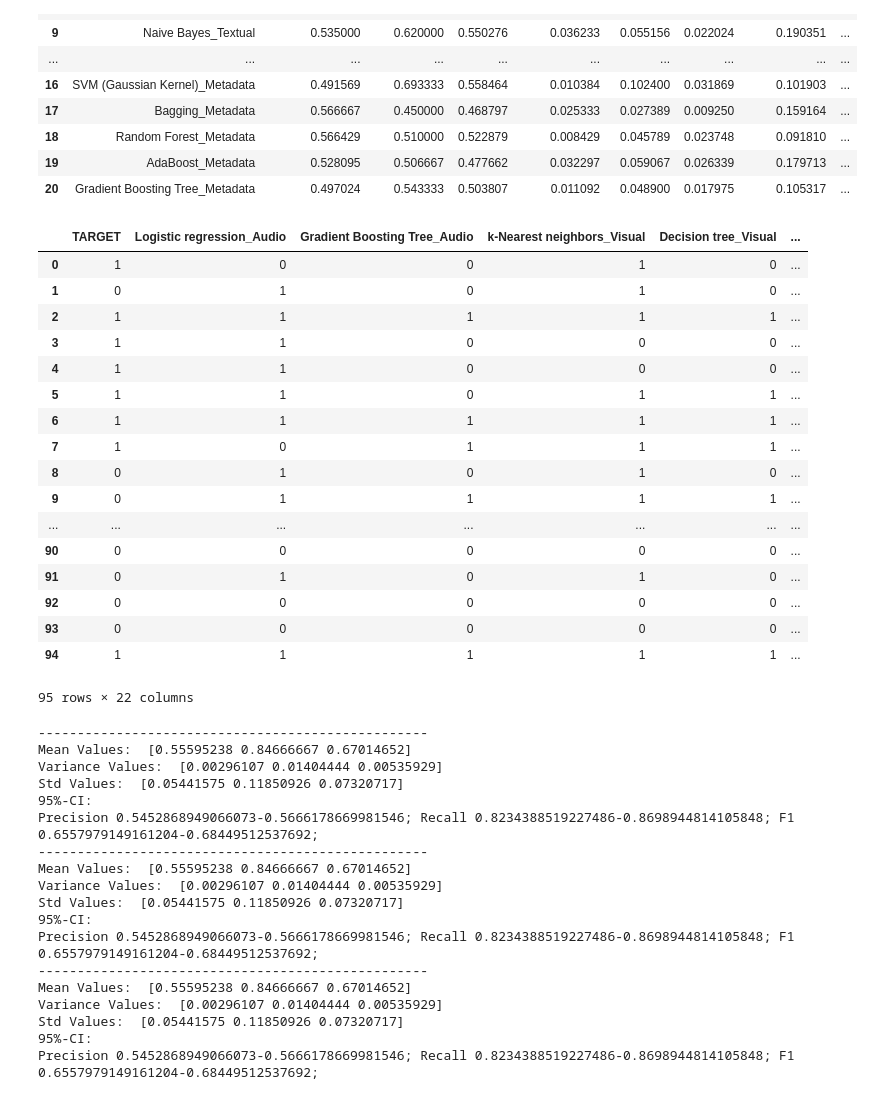
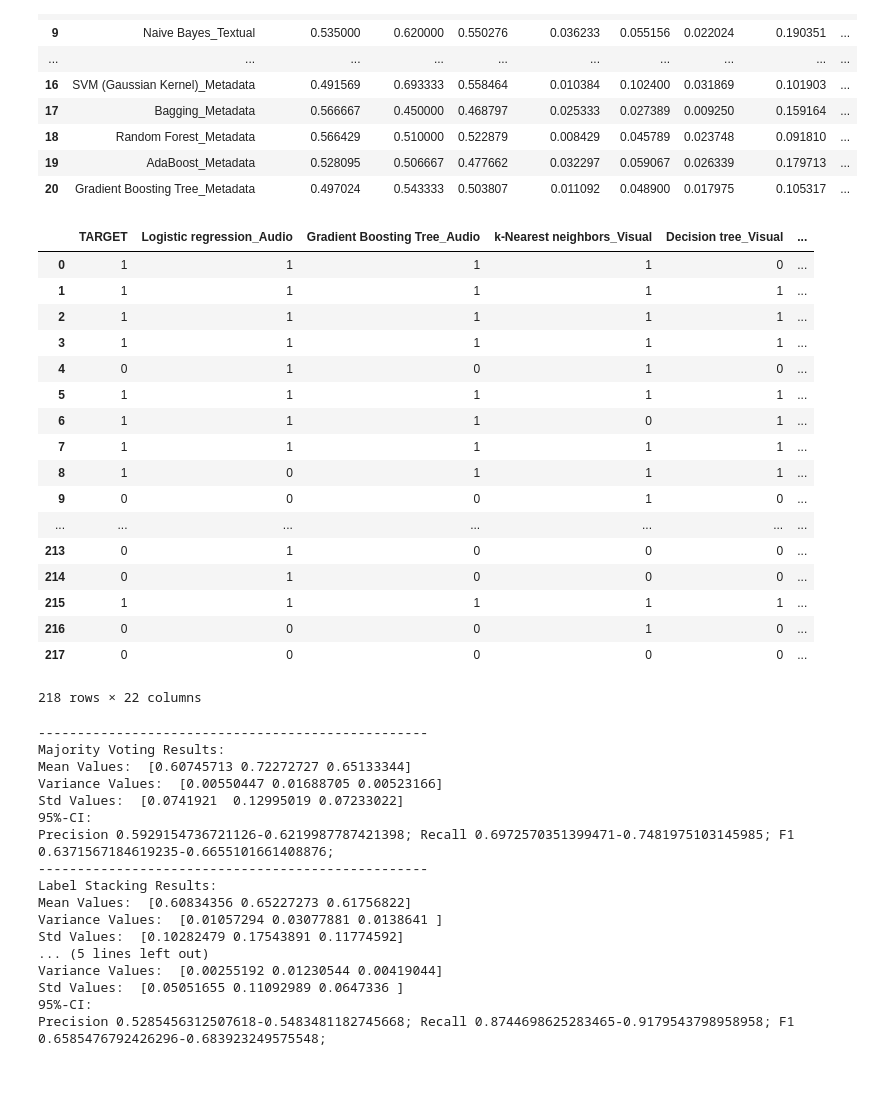
Before and after one commit to freecraver/tud_mmc_eval, a Jupyter notebook: TUD-MMC_mathias.ipynb, the cells around one changed output. Cells and saved outputs as stored; diff of their text form; code cells hidden in the pictures.

```diff
--- a/TUD-MMC_mathias.ipynb
+++ b/TUD-MMC_mathias.ipynb
@@ -196,5 +250,5 @@ def get_all_meta_features(df, use_train=True):
 # %%
-df_audio_train = get_all_audio_features(df_base_train)
-df_audio_train.head(5)
+df_audio_train = get_all_audio_features(df_base_train,use_train=False)
+df_audio_train
 # %% [output]
 |  | 0 | 1 | 2 | 3 | 4 | 5 | 6 | 7 | 8 | 9 | 10 | ... |
@@ -206,3 +271,0 @@ df_audio_train.head(5)
-# %%
-df_txt_train = get_all_text_features(df_base_train)
-df_txt_train.head(5)
@@ -217,5 +272,5 @@ df_txt_train.head(5)
 # %%
-df_vis_train = get_all_vis_features(df_base_train)
-df_vis_train.head(5)
+df_vis_train = get_all_vis_features(df_base_train,use_train=False)
+df_vis_train
 # %% [output]
 |  | 0 | 1 | 2 | 3 | 4 | 5 | 6 | 7 | 8 | 9 | ... | ... |
@@ -228,6 +294,7 @@ df_vis_train.head(5)
 # %%
-df_meta_train = get_all_meta_features(df_base_train)
-df_meta_train.head(5)
+df_meta_train = get_all_meta_features(df_base_train,use_train=False)
+
+df_meta_train
 #df_combined=pd.merge(df_meta_train, df_base_train, left_index=True, right_index=True)
 #df_combined=df_combined.drop(['file_name_x'],axis = 1)
 #df_combined=df_combined.drop(['file_name_y'],axis = 1)
@@ -643,26 +726,26 @@ ow.df_score_stats
 | 19 | AdaBoost_Metadata | 0.528095 | 0.506667 | 0.477662 | 0.032297 | 0.059067 | 0.026339 | 0.179713 | ... |
 | 20 | Gradient Boosting Tree_Metadata | 0.497024 | 0.543333 | 0.503807 | 0.011092 | 0.048900 | 0.017975 | 0.105317 | ... |
 # %%
-ow.df_res_all[0]
+ow.df_res_all[1]
 # %% [output]
 |  | TARGET | Logistic regression_Audio | Gradient Boosting Tree_Audio | k-Nearest neighbors_Visual | Decision tree_Visual | ... |
-| 0 | 1 | 0 | 0 | 1 | 0 | ... |
-| 1 | 0 | 1 | 0 | 1 | 0 | ... |
+| 0 | 1 | 1 | 1 | 1 | 0 | ... |
+| 1 | 1 | 1 | 1 | 1 | 1 | ... |
 | 2 | 1 | 1 | 1 | 1 | 1 | ... |
-| 3 | 1 | 1 | 0 | 0 | 0 | ... |
-| 4 | 1 | 1 | 0 | 0 | 0 | ... |
-| 5 | 1 | 1 | 0 | 1 | 1 | ... |
-| 6 | 1 | 1 | 1 | 1 | 1 | ... |
-| 7 | 1 | 0 | 1 | 1 | 1 | ... |
-| 8 | 0 | 1 | 0 | 1 | 0 | ... |
-| 9 | 0 | 1 | 1 | 1 | 1 | ... |
+| 3 | 1 | 1 | 1 | 1 | 1 | ... |
+| 4 | 0 | 1 | 0 | 1 | 0 | ... |
+| 5 | 1 | 1 | 1 | 1 | 1 | ... |
+| 6 | 1 | 1 | 1 | 0 | 1 | ... |
+| 7 | 1 | 1 | 1 | 1 | 1 | ... |
+| 8 | 1 | 0 | 1 | 1 | 1 | ... |
+| 9 | 0 | 0 | 0 | 1 | 0 | ... |
 | ... | ... | ... | ... | ... | ... | ... |
-| 90 | 0 | 0 | 0 | 0 | 0 | ... |
-| 91 | 0 | 1 | 0 | 1 | 0 | ... |
-| 92 | 0 | 0 | 0 | 0 | 0 | ... |
-| 93 | 0 | 0 | 0 | 0 | 0 | ... |
-| 94 | 1 | 1 | 1 | 1 | 1 | ... |
+| 213 | 0 | 1 | 0 | 0 | 0 | ... |
+| 214 | 0 | 1 | 0 | 0 | 0 | ... |
+| 215 | 1 | 1 | 1 | 1 | 1 | ... |
+| 216 | 0 | 0 | 0 | 1 | 0 | ... |
+| 217 | 0 | 0 | 0 | 0 | 0 | ... |
-95 rows × 22 columns
+218 rows × 22 columns
 # %%
 def majorityVoting2(cvs_results):
     results=[]
@@ -792,7 +875,7 @@ def labelFeatureStacking(df_all_folds,df_test_folds,droppedClfs):
     return results
 
 def calcResults(resMat):
-    npres = np.asarray(res1)
+    npres = np.asarray(resMat)
     meanVals=np.mean(npres,axis=0)
     varVals=np.var(npres,axis=0)
     stdVals=np.std(npres,axis=0)
@@ -816,6 +899,7 @@ droppedClfs=df_filtered.drop_duplicates()
 
 res1=majorityVoting(ow.df_res_test,droppedClfs)
 print("-"*50)
+print("Majority Voting Results:")
 averages1=calcResults(res1)
 
 #print("Majority Voting:")
@@ -824,6 +908,7 @@ averages1=calcResults(res1)
 
 res2=labelStacking(ow.df_res_all,ow.df_res_test,droppedClfs)
 print("-"*50)
+print("Label Stacking Results:")
 averages2=calcResults(res2)
 
 
@@ -833,6 +918,7 @@ averages2=calcResults(res2)
 
 res3=labelFeatureStacking(ow.df_res_all,ow.df_res_test,droppedClfs)
 print("-"*50)
+print("Label Attribute Stacking Results:")
 averages3=calcResults(res3)
 
 
@@ -841,20 +927,19 @@ averages3=calcResults(res3)
 #print("AVG: ",averages3)
 # %% [output]
 --------------------------------------------------
-Mean Values:  [0.55595238 0.84666667 0.67014652]
-Variance Values:  [0.00296107 0.01404444 0.00535929]
-Std Values:  [0.05441575 0.11850926 0.07320717]
+Majority Voting Results:
+Mean Values:  [0.60745713 0.72272727 0.65133344]
+Variance Values:  [0.00550447 0.01688705 0.00523166]
+Std Values:  [0.0741921  0.12995019 0.07233022]
 95%-CI:
-Precision 0.5452868949066073-0.5666178669981546; Recall 0.8234388519227486-0.8698944814105848; F1 0.6557979149161204-0.68449512537692;
+Precision 0.5929154736721126-0.6219987787421398; Recall 0.6972570351399471-0.7481975103145985; F1 0.6371567184619235-0.6655101661408876;
 --------------------------------------------------
-Mean Values:  [0.55595238 0.84666667 0.67014652]
-Variance Values:  [0.00296107 0.01404444 0.00535929]
-Std Values:  [0.05441575 0.11850926 0.07320717]
+Label Stacking Results:
+Mean Values:  [0.60834356 0.65227273 0.61756822]
+Variance Values:  [0.01057294 0.03077881 0.0138641 ]
+Std Values:  [0.10282479 0.17543891 0.11774592]
+... (5 lines left out)
+Variance Values:  [0.00255192 0.01230544 0.00419044]
+Std Values:  [0.05051655 0.11092989 0.0647336 ]
 95%-CI:
-Precision 0.5452868949066073-0.5666178669981546; Recall 0.8234388519227486-0.8698944814105848; F1 0.6557979149161204-0.68449512537692;
---------------------------------------------------
-Mean Values:  [0.55595238 0.84666667 0.67014652]
-Variance Values:  [0.00296107 0.01404444 0.00535929]
-Std Values:  [0.05441575 0.11850926 0.07320717]
-95%-CI:
-Precision 0.5452868949066073-0.5666178669981546; Recall 0.8234388519227486-0.8698944814105848; F1 0.6557979149161204-0.68449512537692;
+Precision 0.5285456312507618-0.5483481182745668; Recall 0.8744698625283465-0.9179543798958958; F1 0.6585476792426296-0.683923249575548;
```
Also changed, not shown: parts of 9 cells of this notebook, 1 other file.
